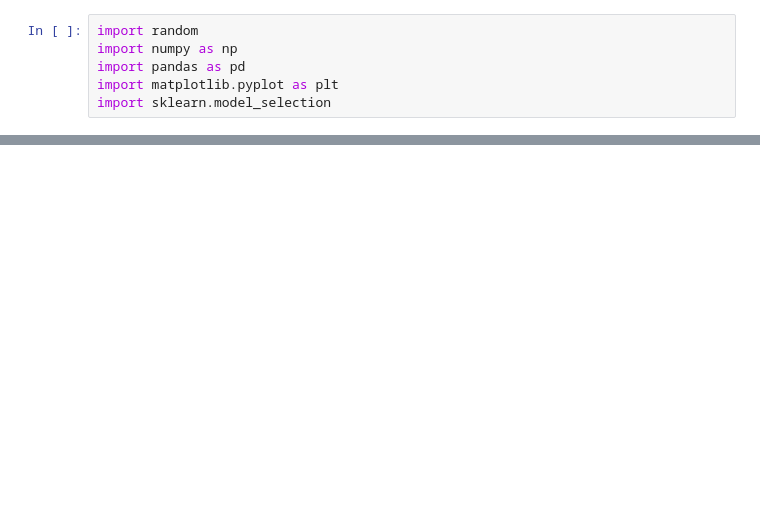
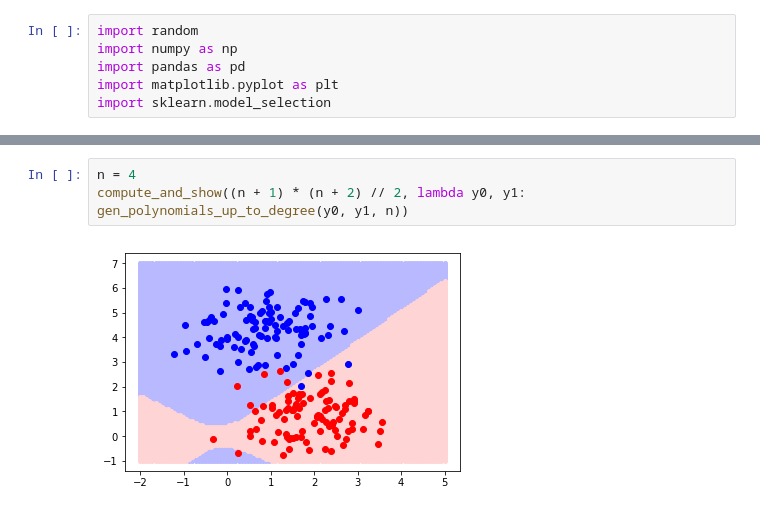
Before and after one commit to murfel/ml-hse-2019, a Jupyter notebook: hw2/perceptron.ipynb, the cells around one changed output, grey strips where cells are left out. Cells and saved outputs as stored; diff of their text form; blank space fills up the shorter version.

```diff
--- a/hw2/perceptron.ipynb
+++ b/hw2/perceptron.ipynb
@@ -98,0 +153,5 @@ plt.show()
+# %%
+n = 4
+compute_and_show((n + 1) * (n + 2) // 2, lambda y0, y1: gen_polynomials_up_to_degree(y0, y1, n))
+# %% [output]
+[figure, added]
```
Also changed, not shown: parts of 21 cells of this notebook.
